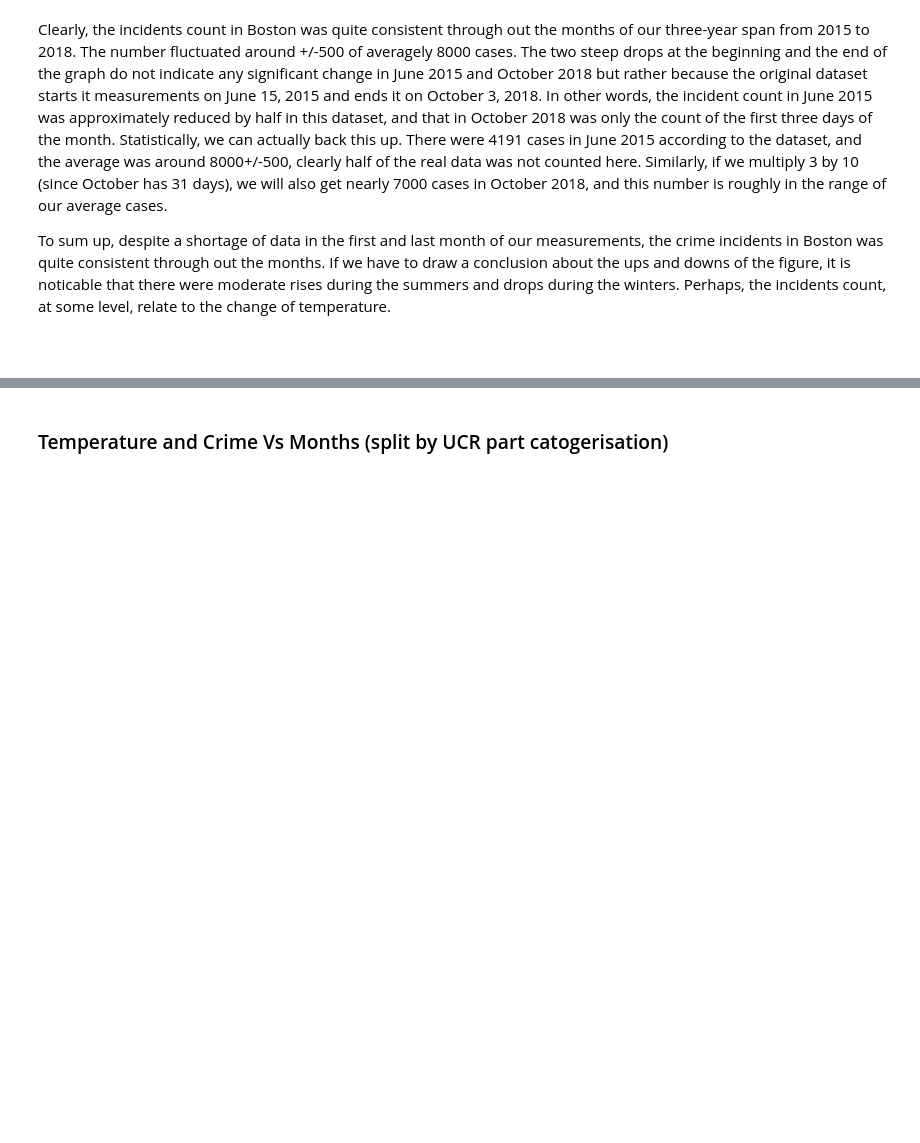
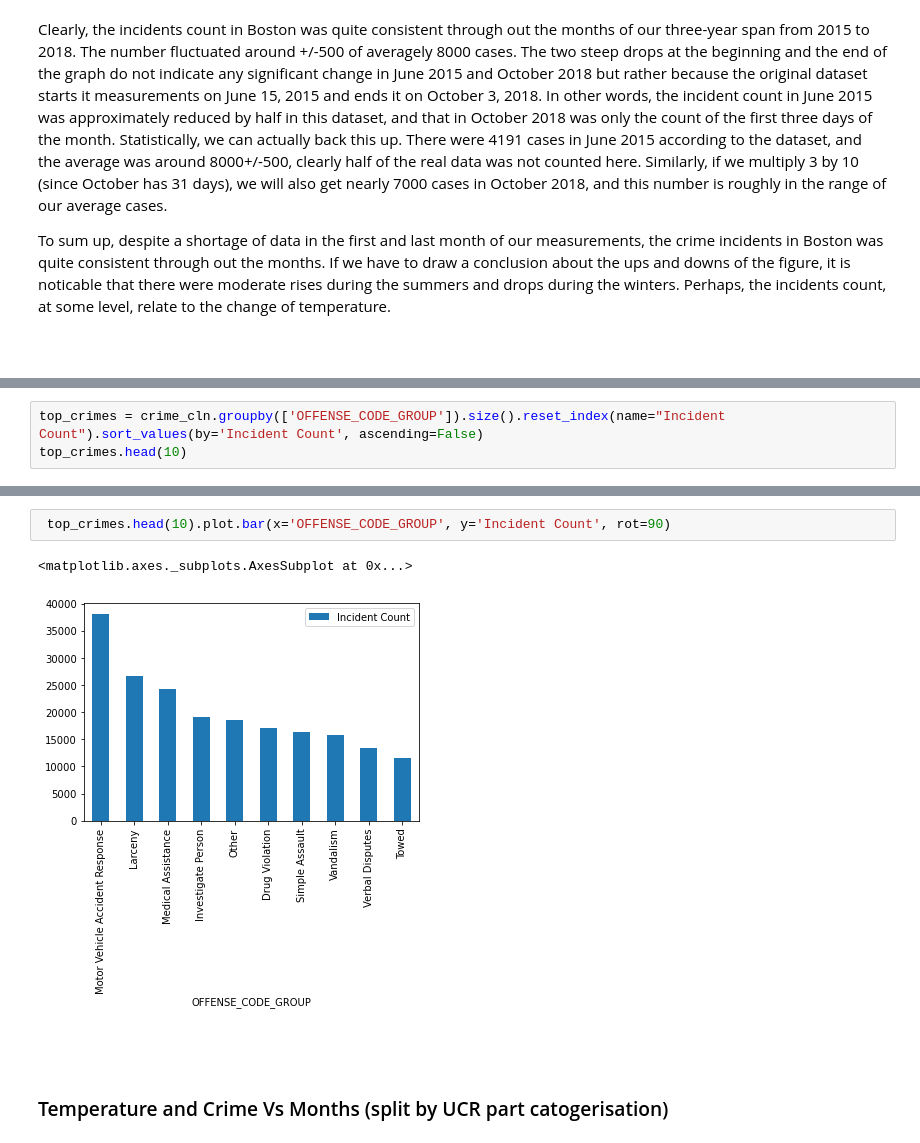
Before and after one commit to Prakhar-Saxena/INFO212-FinalProject, a Jupyter notebook: Final Project.ipynb, the cells around one changed output, grey strips where cells are left out. Drawn from its saved outputs; the diff is of its cells as text; blank space fills up the shorter version.

Commit message:
added top 10 crimes

```diff
--- a/Final Project.ipynb
+++ b/Final Project.ipynb
@@ -366,0 +369,3 @@ To sum up, despite a shortage of data in the first and last month of our measure
+# %%
+top_crimes = crime_cln.groupby(['OFFENSE_CODE_GROUP']).size().reset_index(name="Incident Count").sort_values(by='Incident Count', ascending=False)
+top_crimes.head(10)
@@ -367,3 +384,10 @@ To sum up, despite a shortage of data in the first and last month of our measure
+# %%
+ top_crimes.head(10).plot.bar(x='OFFENSE_CODE_GROUP', y='Incident Count', rot=90)
+# %% [output]
+<matplotlib.axes._subplots.AxesSubplot at 0x...>
+[figure, added]
+# %% [markdown]
+<br>
 # %% [markdown]
 ### Temperature and Crime Vs Months (split by UCR part catogerisation)
 # %% [markdown]
```
Also changed, not shown: parts of 9 cells of this notebook.
